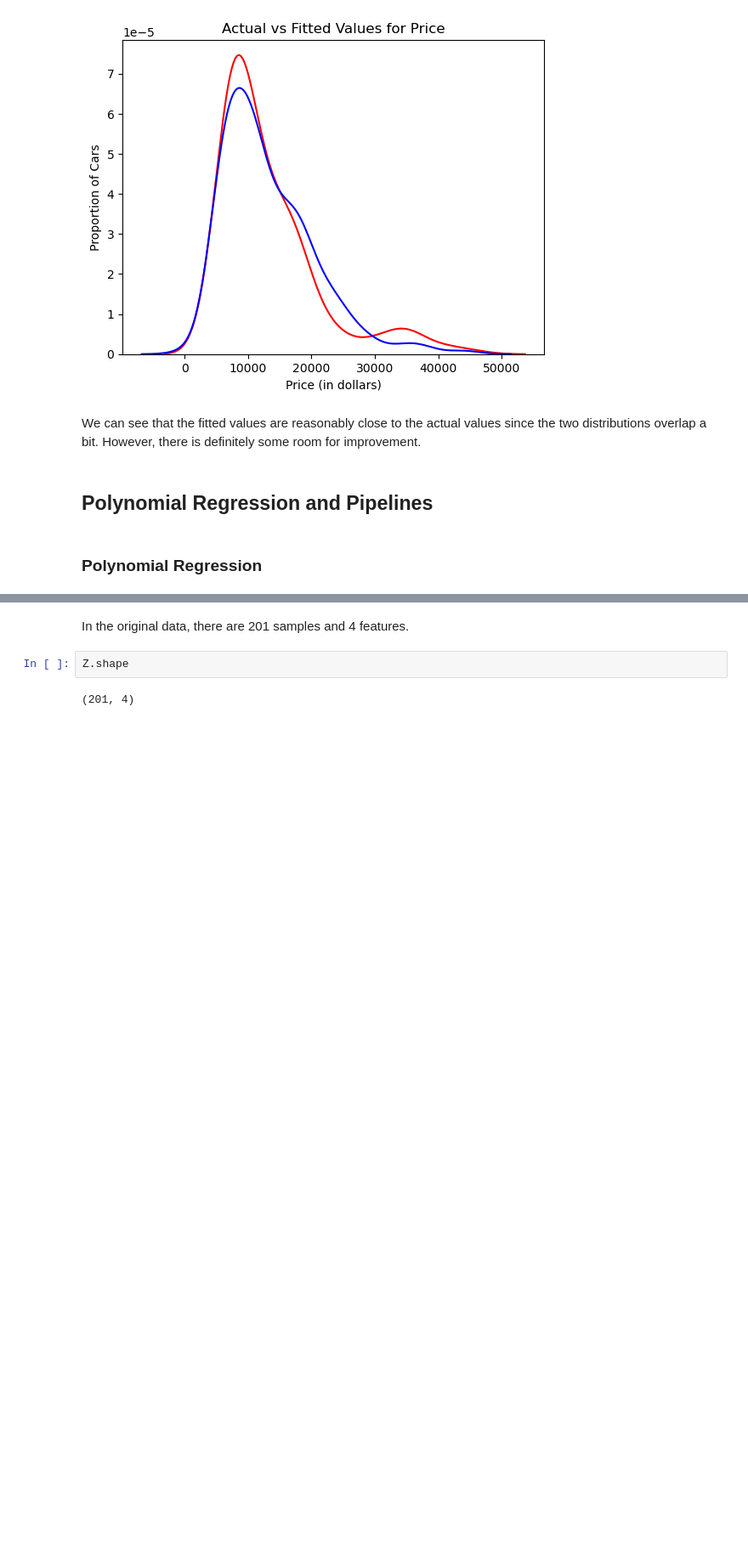
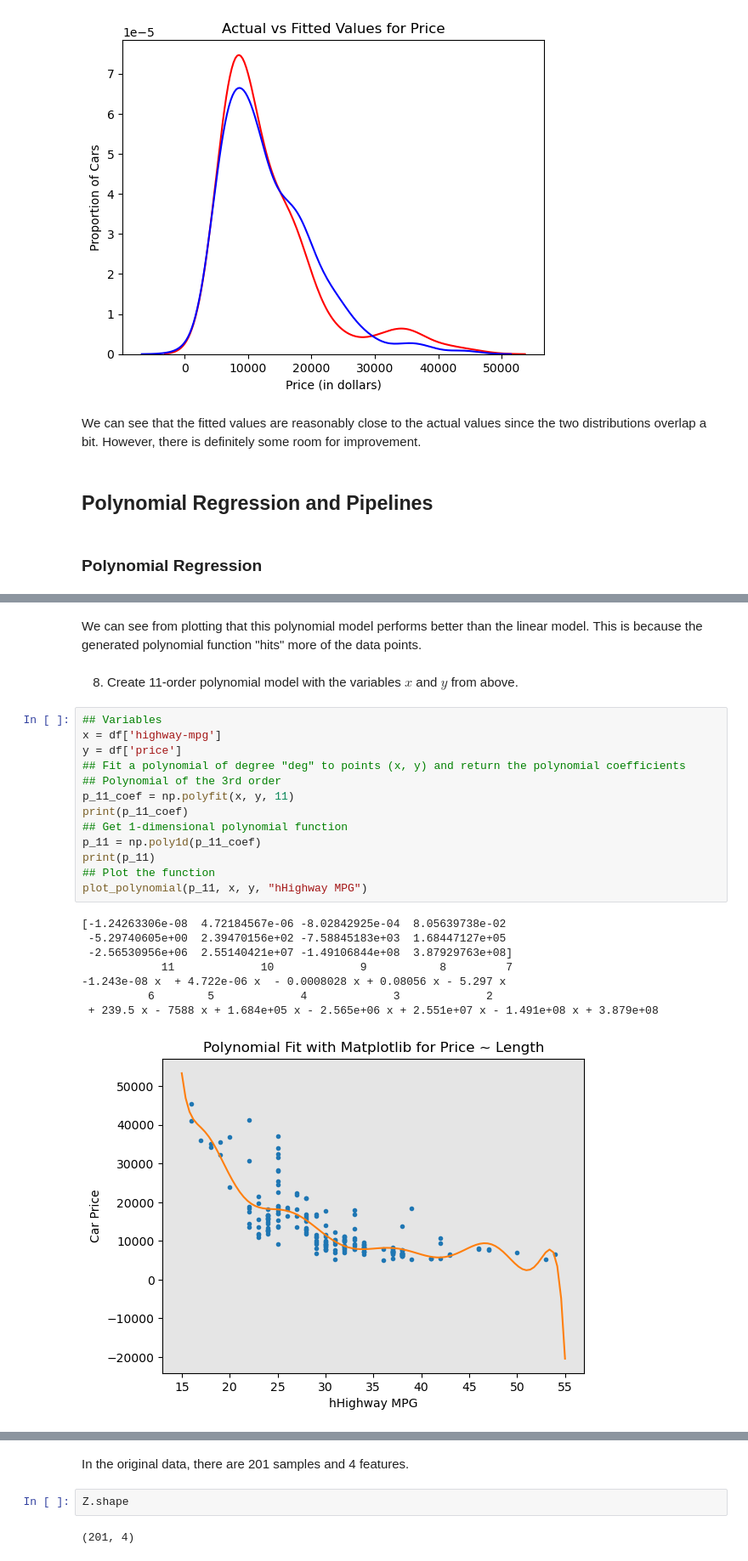
Before and after one commit to dark-teal-coder/course-cognitiveclass-data-analysis-with-python, a Jupyter notebook: module04/Lab-04-01-Model-Development.ipynb, the cells around one changed output, grey strips where cells are left out. Shown at 85% size. Drawn from its saved outputs; the diff is of its cells as text; blank space fills up the shorter version.

```diff
--- a/module04/Lab-04-01-Model-Development.ipynb
+++ b/module04/Lab-04-01-Model-Development.ipynb
@@ -617,0 +584,26 @@ Z_pr=pr.fit_transform(Z)
+# %% [markdown]
+We can see from plotting that this polynomial model performs better than the linear model. This is because the generated polynomial function  "hits" more of the data points.
+# %% [markdown]
+8. Create 11-order polynomial model with the variables $x$ and $y$ from above.
+# %%
+## Variables
+x = df['highway-mpg']
+y = df['price']
+## Fit a polynomial of degree "deg" to points (x, y) and return the polynomial coefficients
+## Polynomial of the 3rd order
+p_11_coef = np.polyfit(x, y, 11)
+print(p_11_coef)
+## Get 1-dimensional polynomial function
+p_11 = np.poly1d(p_11_coef)
+print(p_11)
+## Plot the function
+plot_polynomial(p_11, x, y, "hHighway MPG")
+# %% [output]
+[-1.24263306e-08  4.72184567e-06 -8.02842925e-04  8.05639738e-02
+ -5.29740605e+00  2.39470156e+02 -7.58845183e+03  1.68447127e+05
+ -2.56530956e+06  2.55140421e+07 -1.49106844e+08  3.87929763e+08]
+            11             10             9           8         7
+-1.243e-08 x  + 4.722e-06 x  - 0.0008028 x + 0.08056 x - 5.297 x
+          6        5             4             3             2
+ + 239.5 x - 7588 x + 1.684e+05 x - 2.565e+06 x + 2.551e+07 x - 1.491e+08 x + 3.879e+08
+[figure, added]
```
Also changed, not shown: parts of 43 cells of this notebook.
